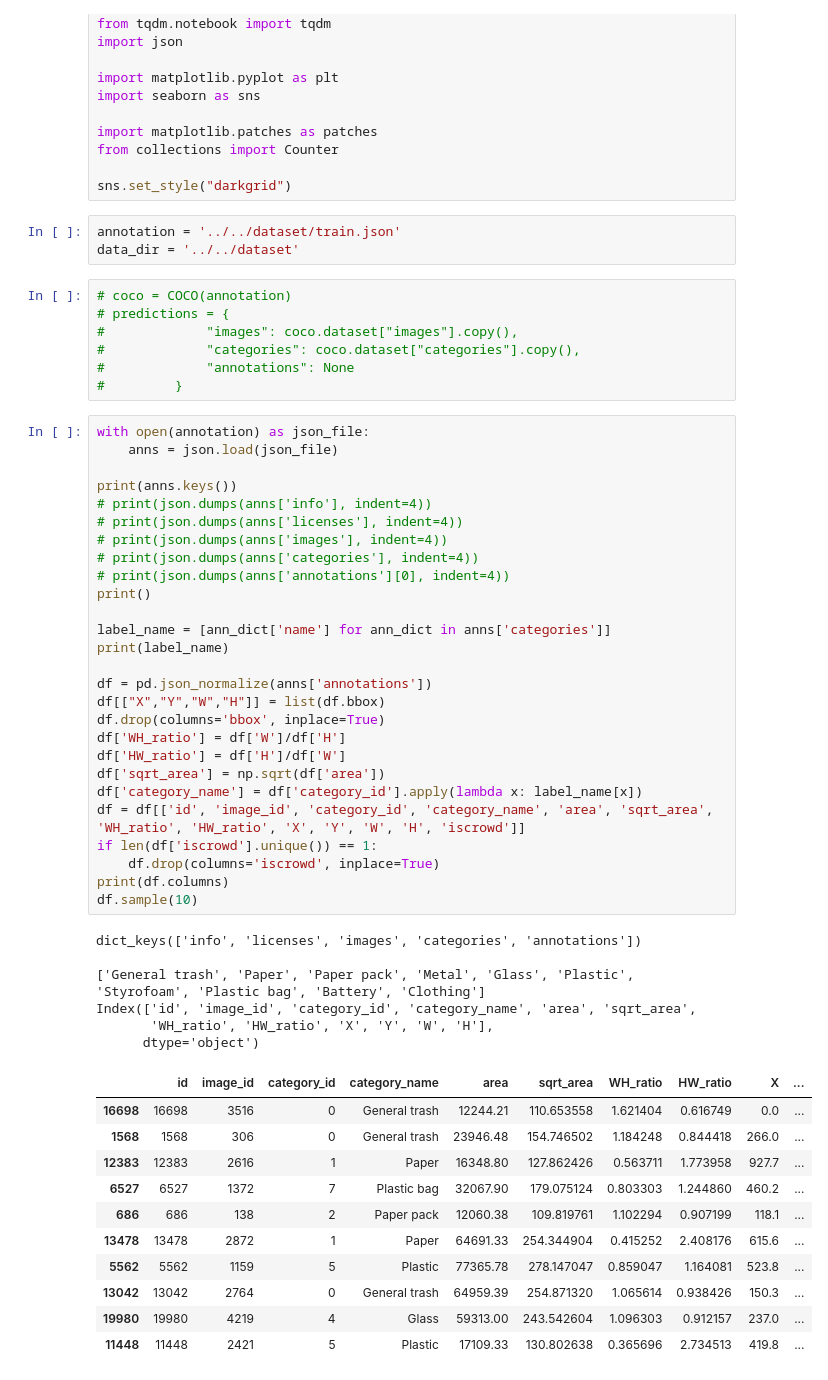
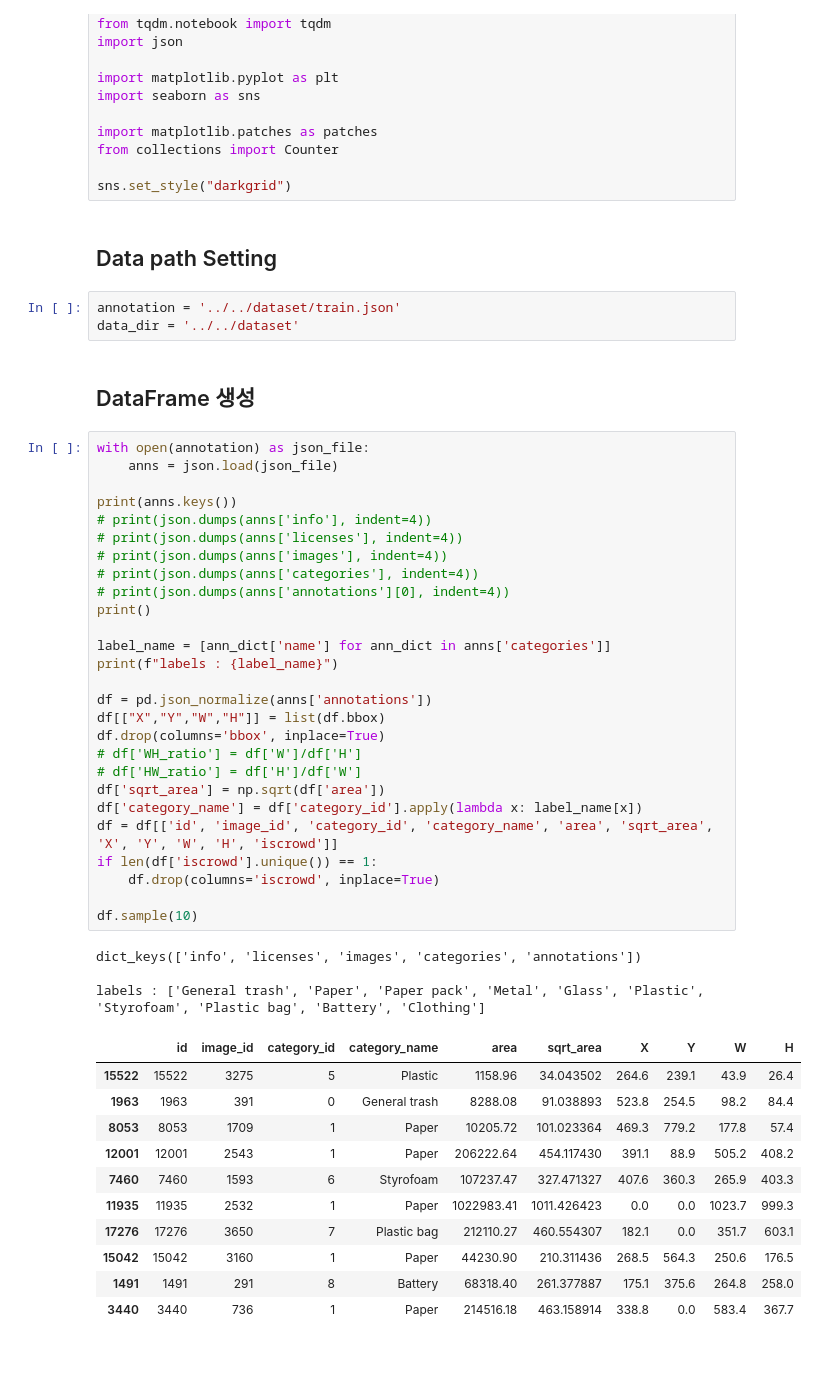
Before and after one commit to boostcampaitech2/object-detection-level2-cv-06, a Jupyter notebook: EDA/KJ/EDA.ipynb, the cells around one changed output. Saved outputs shown, nothing was run; the diff lists cells and outputs as text.

```diff
--- a/EDA/KJ/EDA.ipynb
+++ b/EDA/KJ/EDA.ipynb
@@ -21,58 +21,52 @@ import matplotlib.patches as patches
 from collections import Counter
 
 sns.set_style("darkgrid")
+# %% [markdown]
+## Data path Setting
 # %%
 annotation = '../../dataset/train.json'
 data_dir = '../../dataset'
-# %%
-# coco = COCO(annotation)
-# predictions = {
-#             "images": coco.dataset["images"].copy(),
-#             "categories": coco.dataset["categories"].copy(),
-#             "annotations": None
-#         }
+# %% [markdown]
+## DataFrame 생성
 # %%
 with open(annotation) as json_file:
     anns = json.load(json_file)
 
 print(anns.keys())
 # print(json.dumps(anns['info'], indent=4))
 # print(json.dumps(anns['licenses'], indent=4))
 # print(json.dumps(anns['images'], indent=4))
 # print(json.dumps(anns['categories'], indent=4))
 # print(json.dumps(anns['annotations'][0], indent=4))
 print()
 
 label_name = [ann_dict['name'] for ann_dict in anns['categories']]
-print(label_name)
+print(f"labels : {label_name}")
 
 df = pd.json_normalize(anns['annotations'])
 df[["X","Y","W","H"]] = list(df.bbox)
 df.drop(columns='bbox', inplace=True)
-df['WH_ratio'] = df['W']/df['H']
-df['HW_ratio'] = df['H']/df['W']
+# df['WH_ratio'] = df['W']/df['H']
+# df['HW_ratio'] = df['H']/df['W']
 df['sqrt_area'] = np.sqrt(df['area'])
 df['category_name'] = df['category_id'].apply(lambda x: label_name[x])
-df = df[['id', 'image_id', 'category_id', 'category_name', 'area', 'sqrt_area', 'WH_ratio', 'HW_ratio', 'X', 'Y', 'W', 'H', 'iscrowd']]
+df = df[['id', 'image_id', 'category_id', 'category_name', 'area', 'sqrt_area', 'X', 'Y', 'W', 'H', 'iscrowd']]
 if len(df['iscrowd'].unique()) == 1:
     df.drop(columns='iscrowd', inplace=True)
-print(df.columns)
+
 df.sample(10)
 # %% [output]
 dict_keys(['info', 'licenses', 'images', 'categories', 'annotations'])
 
-['General trash', 'Paper', 'Paper pack', 'Metal', 'Glass', 'Plastic', 'Styrofoam', 'Plastic bag', 'Battery', 'Clothing']
-Index(['id', 'image_id', 'category_id', 'category_name', 'area', 'sqrt_area',
-       'WH_ratio', 'HW_ratio', 'X', 'Y', 'W', 'H'],
-      dtype='object')
+labels : ['General trash', 'Paper', 'Paper pack', 'Metal', 'Glass', 'Plastic', 'Styrofoam', 'Plastic bag', 'Battery', 'Clothing']
-|  | id | image_id | category_id | category_name | area | sqrt_area | WH_ratio | HW_ratio | X | ... |
-| 16698 | 16698 | 3516 | 0 | General trash | 12244.21 | 110.653558 | 1.621404 | 0.616749 | 0.0 | ... |
-| 1568 | 1568 | 306 | 0 | General trash | 23946.48 | 154.746502 | 1.184248 | 0.844418 | 266.0 | ... |
-| 12383 | 12383 | 2616 | 1 | Paper | 16348.80 | 127.862426 | 0.563711 | 1.773958 | 927.7 | ... |
-| 6527 | 6527 | 1372 | 7 | Plastic bag | 32067.90 | 179.075124 | 0.803303 | 1.244860 | 460.2 | ... |
-| 686 | 686 | 138 | 2 | Paper pack | 12060.38 | 109.819761 | 1.102294 | 0.907199 | 118.1 | ... |
-| 13478 | 13478 | 2872 | 1 | Paper | 64691.33 | 254.344904 | 0.415252 | 2.408176 | 615.6 | ... |
-| 5562 | 5562 | 1159 | 5 | Plastic | 77365.78 | 278.147047 | 0.859047 | 1.164081 | 523.8 | ... |
-| 13042 | 13042 | 2764 | 0 | General trash | 64959.39 | 254.871320 | 1.065614 | 0.938426 | 150.3 | ... |
-| 19980 | 19980 | 4219 | 4 | Glass | 59313.00 | 243.542604 | 1.096303 | 0.912157 | 237.0 | ... |
-| 11448 | 11448 | 2421 | 5 | Plastic | 17109.33 | 130.802638 | 0.365696 | 2.734513 | 419.8 | ... |
+|  | id | image_id | category_id | category_name | area | sqrt_area | X | Y | W | H |
+| 15522 | 15522 | 3275 | 5 | Plastic | 1158.96 | 34.043502 | 264.6 | 239.1 | 43.9 | 26.4 |
+| 1963 | 1963 | 391 | 0 | General trash | 8288.08 | 91.038893 | 523.8 | 254.5 | 98.2 | 84.4 |
+| 8053 | 8053 | 1709 | 1 | Paper | 10205.72 | 101.023364 | 469.3 | 779.2 | 177.8 | 57.4 |
+| 12001 | 12001 | 2543 | 1 | Paper | 206222.64 | 454.117430 | 391.1 | 88.9 | 505.2 | 408.2 |
+| 7460 | 7460 | 1593 | 6 | Styrofoam | 107237.47 | 327.471327 | 407.6 | 360.3 | 265.9 | 403.3 |
+| 11935 | 11935 | 2532 | 1 | Paper | 1022983.41 | 1011.426423 | 0.0 | 0.0 | 1023.7 | 999.3 |
+| 17276 | 17276 | 3650 | 7 | Plastic bag | 212110.27 | 460.554307 | 182.1 | 0.0 | 351.7 | 603.1 |
+| 15042 | 15042 | 3160 | 1 | Paper | 44230.90 | 210.311436 | 268.5 | 564.3 | 250.6 | 176.5 |
+| 1491 | 1491 | 291 | 8 | Battery | 68318.40 | 261.377887 | 175.1 | 375.6 | 264.8 | 258.0 |
+| 3440 | 3440 | 736 | 1 | Paper | 214516.18 | 463.158914 | 338.8 | 0.0 | 583.4 | 367.7 |
```
Also changed, not shown: parts of 23 cells of this notebook.
